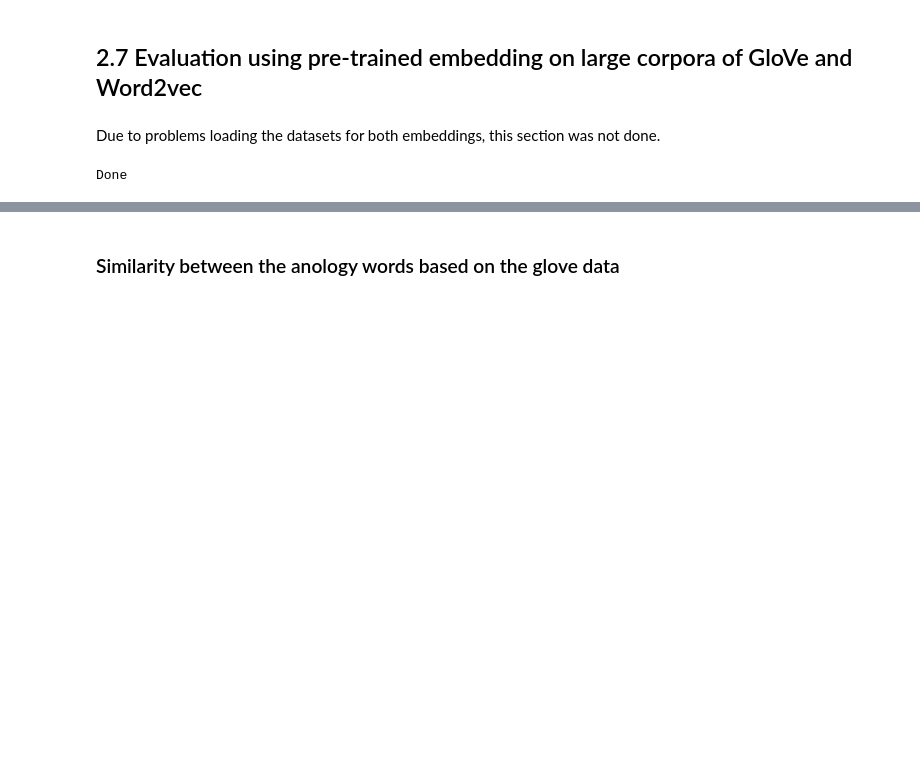
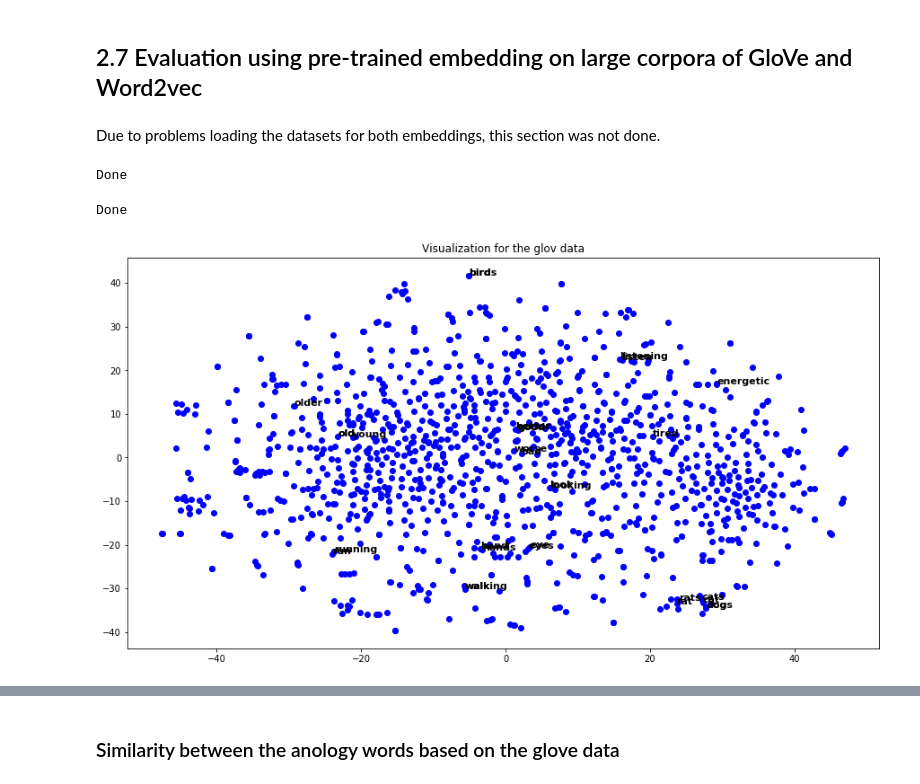
Before and after one commit to jacordero/recsys, a Jupyter notebook: Assignment1Final.ipynb, the cells around one changed output, grey strips where cells are left out. Saved outputs shown, nothing was run; the diff lists cells and outputs as text; code cells hidden in the pictures; blank space fills up the shorter version.

```diff
--- a/Assignment1Final.ipynb
+++ b/Assignment1Final.ipynb
@@ -1101,9 +1101,14 @@ Due to problems loading the datasets for both embeddings, this section was not d
 # %%
 #load pretrained word embeddings of word2vec
 
-path_word2vec = "your path /GoogleNews-vectors-negative300.bin"
+path_word2vec = "GoogleNews-vectors-negative300.bin"
 
-#word2vec = KeyedVectors.load_word2vec_format(path, binary=True)
+google = KeyedVectors.load_word2vec_format(path_word2vec, binary=True)
+google_alice_words = [w for w in tokenizer.word_index if w in google]
+google_vectors = [google[w] for w in google_alice_words]
+print("Done")
+# %% [output]
+Done
 # %%
 #load pretraind word embeddings of Glove
 
@@ -1114,27 +1119,29 @@ path = "glove.6B.300d_converted.txt"
 #gensim.scripts.glove2word2vec.glove2word2vec(path, "glove_converted.txt")
 
 glove = KeyedVectors.load_word2vec_format(path, binary=False)
-alice_words = [w for w in tokenizer.word_index if w in glove]
-glove_vectors = [glove[w] for w in alice_words]
+glove_alice_words = [w for w in tokenizer.word_index if w in glove]
+glove_vectors = [glove[w] for w in glove_alice_words]
 print("Done")
 # %% [output]
 Done
 # %%
 # Apply TSNE to the glov vectors
 tsne = TSNE(n_components=2, init='pca', random_state=0)
 
 glove_vectors_projection = tsne.fit_transform(glove_vectors).T
 
 #Visualize the pre-trained word embeddings
 fig = plt.figure(figsize=(15, 8))
 plt.scatter(glove_vectors_projection[0],
             glove_vectors_projection[1],
             c='b', cmap=plt.cm.Spectral)
 
-for idx, word in enumerate(analogy_words_to_visualize):
-    x_pos= glove_vectors_projection[0][idx]
-    y_pos= glove_vectors_projection[1][idx]
+for word in analogy_words_to_visualize:
+    x_pos = glove_vectors_projection[0][glove_alice_words.index(word)]
+    y_pos = glove_vectors_projection[1][glove_alice_words.index(word)]
     plt.annotate(word, (x_pos, y_pos), fontsize=11, fontweight='bold')
 
 plt.title("Visualization for the glov data")
 plt.show()
+# %% [output]
+[figure, added]
```
Also changed, not shown: parts of 2 cells of this notebook.
